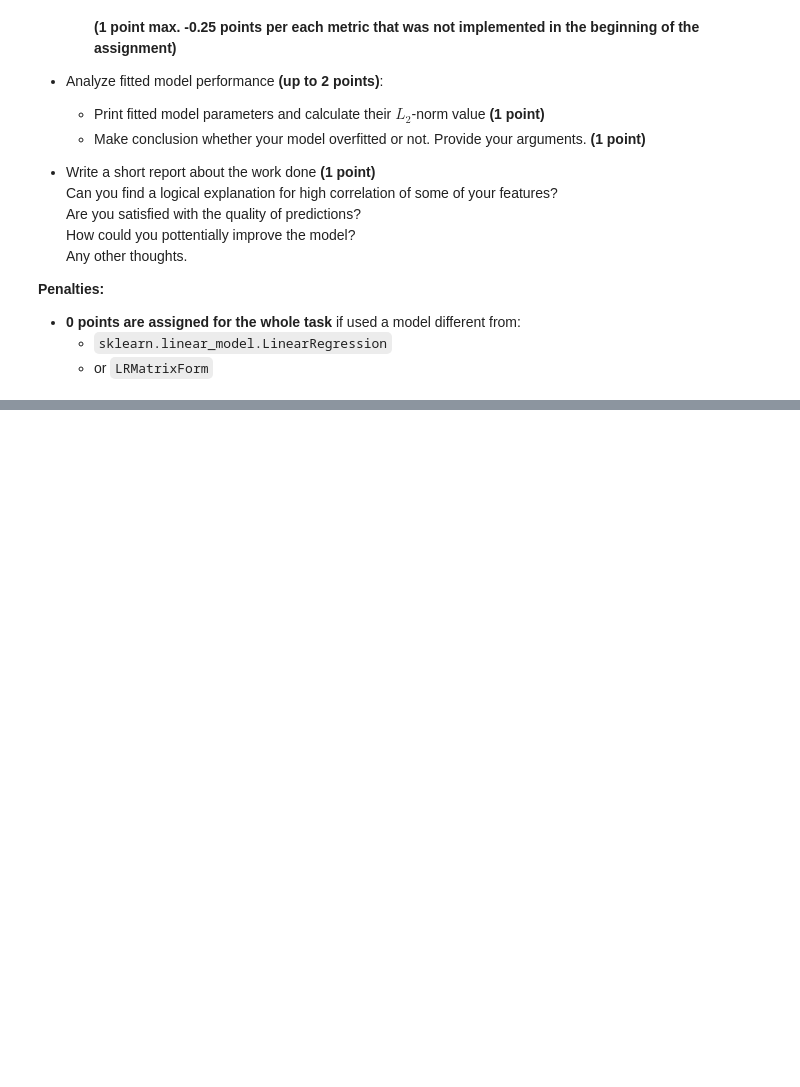
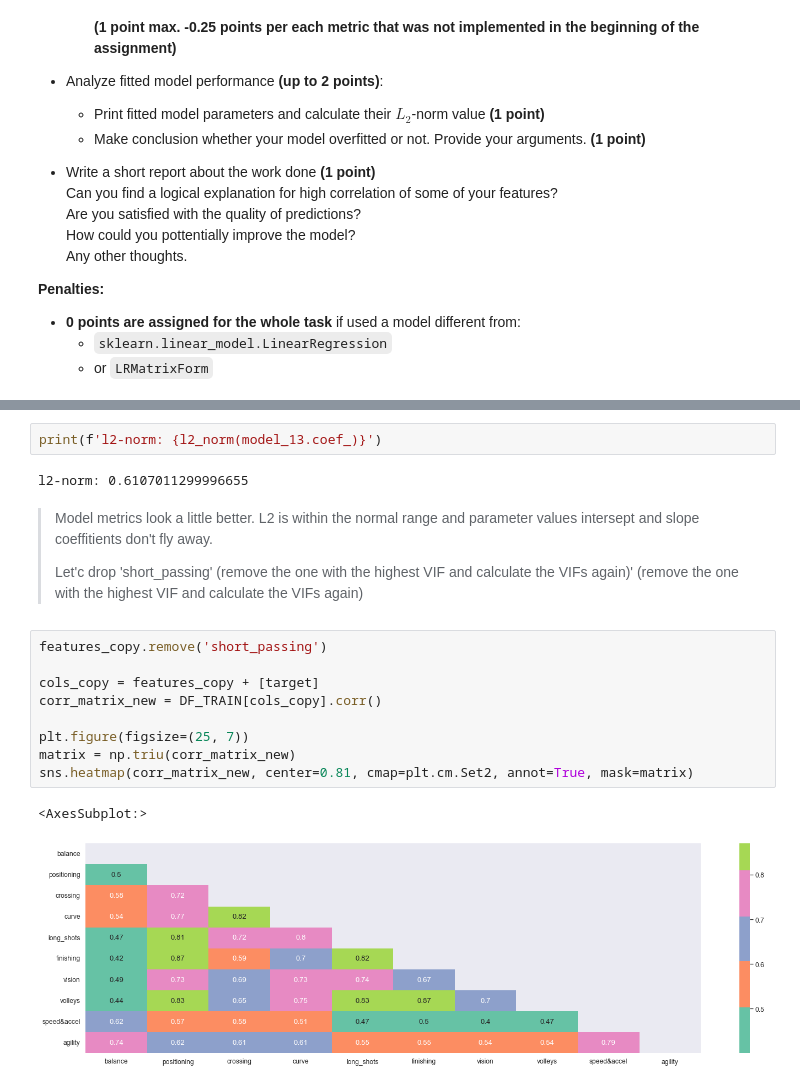
Before and after one commit to kastrubait/ml-intro-2022Q1, a Jupyter notebook: task-3_linear_regression.ipynb, the cells around one changed output, grey strips where cells are left out. Cells and saved outputs as stored; diff of their text form; blank space fills up the shorter version.

```diff
--- a/task-3_linear_regression.ipynb
+++ b/task-3_linear_regression.ipynb
@@ -1689,0 +2078,20 @@ Steps you need to follow:
+# %%
+print(f'l2-norm: {l2_norm(model_13.coef_)}')
+# %% [output]
+l2-norm: 0.6107011299996655
+# %% [markdown]
+> Model metrics look a little better. L2 is within the normal range and parameter values intersept and slope coeffitients don't fly away.
+>
+> Let'c  drop 'short_passing' (remove the one with the highest VIF and calculate the VIFs again)' (remove the one with the highest VIF and calculate the VIFs again)
+# %%
+features_copy.remove('short_passing')
+
+cols_copy = features_copy + [target]
+corr_matrix_new = DF_TRAIN[cols_copy].corr()
+
+plt.figure(figsize=(25, 7))
+matrix = np.triu(corr_matrix_new)
+sns.heatmap(corr_matrix_new, center=0.81, cmap=plt.cm.Set2, annot=True, mask=matrix)
+# %% [output]
+<AxesSubplot:>
+[figure, added]
```
Also changed, not shown: parts of 69 cells of this notebook.
